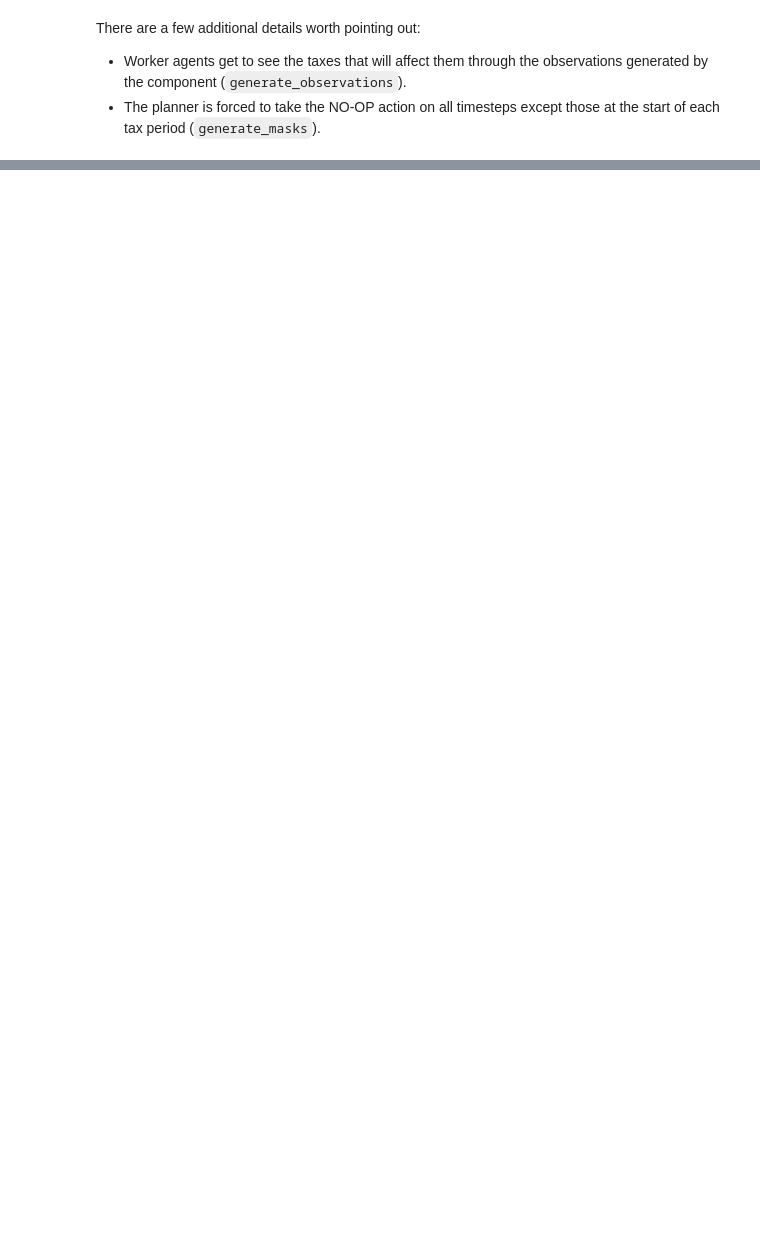
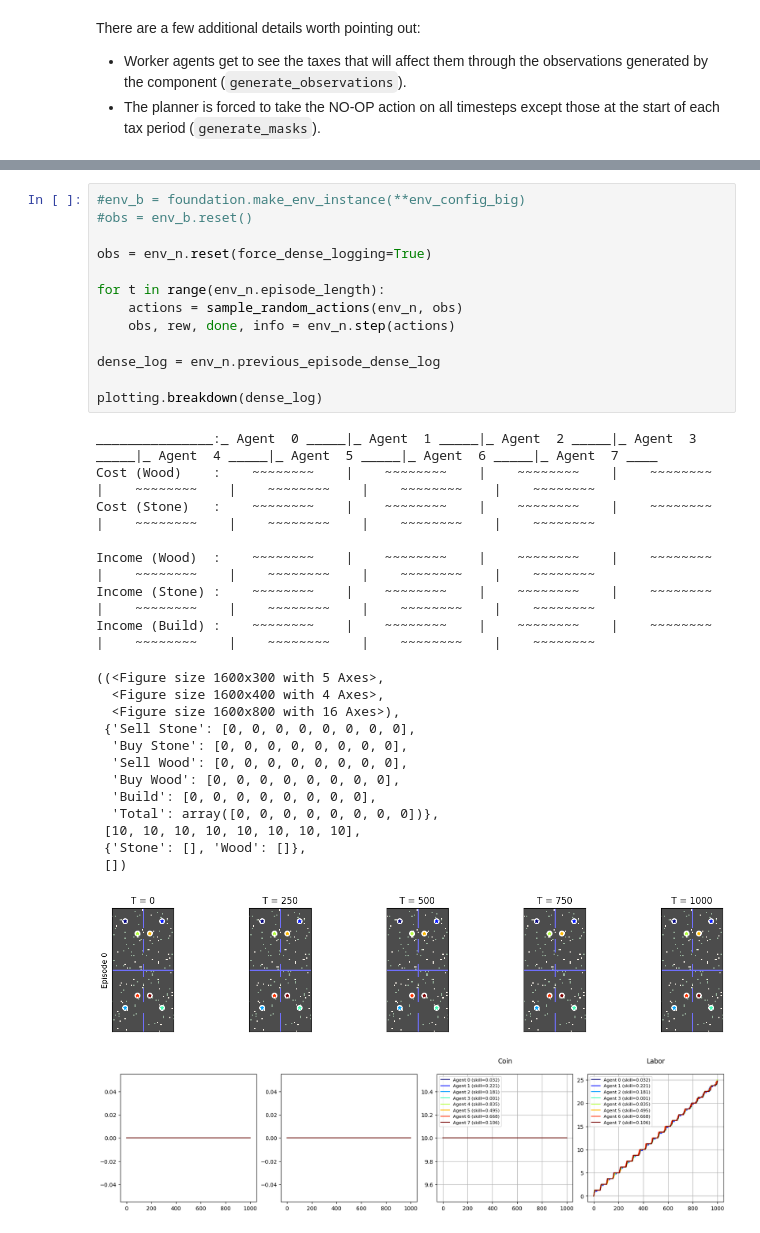
Before and after one commit to DragonsAreFuckingCool/DRL-in-international-economy-ai-economist-, a Jupyter notebook: tutorials/multi_planner_simulation.ipynb, the cells around one changed output, grey strips where cells are left out. Cells and saved outputs as stored; diff of their text form; blank space fills up the shorter version.

```diff
--- a/tutorials/multi_planner_simulation.ipynb
+++ b/tutorials/multi_planner_simulation.ipynb
@@ -735,0 +922,35 @@ There are a few additional details worth pointing out:
+# %%
+#env_b = foundation.make_env_instance(**env_config_big)
+#obs = env_b.reset()
+
+obs = env_n.reset(force_dense_logging=True)
+
+for t in range(env_n.episode_length):
+    actions = sample_random_actions(env_n, obs)
+    obs, rew, done, info = env_n.step(actions)
+
+dense_log = env_n.previous_episode_dense_log
+
+plotting.breakdown(dense_log)
+# %% [output]
+_______________:_ Agent  0 _____|_ Agent  1 _____|_ Agent  2 _____|_ Agent  3 _____|_ Agent  4 _____|_ Agent  5 _____|_ Agent  6 _____|_ Agent  7 ____
+Cost (Wood)    :    ~~~~~~~~    |    ~~~~~~~~    |    ~~~~~~~~    |    ~~~~~~~~    |    ~~~~~~~~    |    ~~~~~~~~    |    ~~~~~~~~    |    ~~~~~~~~
+Cost (Stone)   :    ~~~~~~~~    |    ~~~~~~~~    |    ~~~~~~~~    |    ~~~~~~~~    |    ~~~~~~~~    |    ~~~~~~~~    |    ~~~~~~~~    |    ~~~~~~~~
+
+Income (Wood)  :    ~~~~~~~~    |    ~~~~~~~~    |    ~~~~~~~~    |    ~~~~~~~~    |    ~~~~~~~~    |    ~~~~~~~~    |    ~~~~~~~~    |    ~~~~~~~~
+Income (Stone) :    ~~~~~~~~    |    ~~~~~~~~    |    ~~~~~~~~    |    ~~~~~~~~    |    ~~~~~~~~    |    ~~~~~~~~    |    ~~~~~~~~    |    ~~~~~~~~
+Income (Build) :    ~~~~~~~~    |    ~~~~~~~~    |    ~~~~~~~~    |    ~~~~~~~~    |    ~~~~~~~~    |    ~~~~~~~~    |    ~~~~~~~~    |    ~~~~~~~~
+((<Figure size 1600x300 with 5 Axes>,
+  <Figure size 1600x400 with 4 Axes>,
+  <Figure size 1600x800 with 16 Axes>),
+ {'Sell Stone': [0, 0, 0, 0, 0, 0, 0, 0],
+  'Buy Stone': [0, 0, 0, 0, 0, 0, 0, 0],
+  'Sell Wood': [0, 0, 0, 0, 0, 0, 0, 0],
+  'Buy Wood': [0, 0, 0, 0, 0, 0, 0, 0],
+  'Build': [0, 0, 0, 0, 0, 0, 0, 0],
+  'Total': array([0, 0, 0, 0, 0, 0, 0, 0])},
+ [10, 10, 10, 10, 10, 10, 10, 10],
+ {'Stone': [], 'Wood': []},
+ [])
+[figure, added]
+[figure, added]
```
Also changed, not shown: parts of 78 cells of this notebook.
